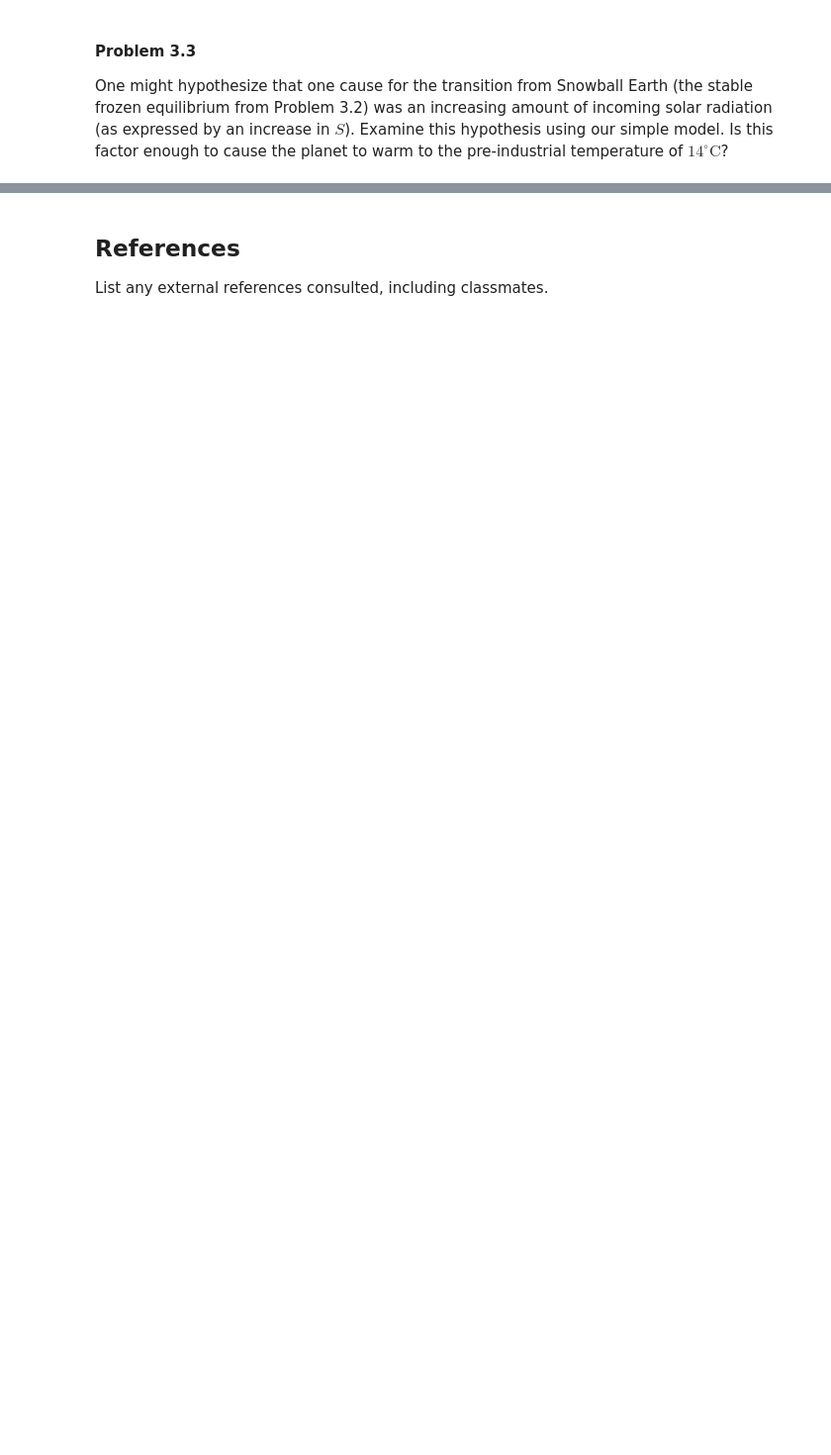
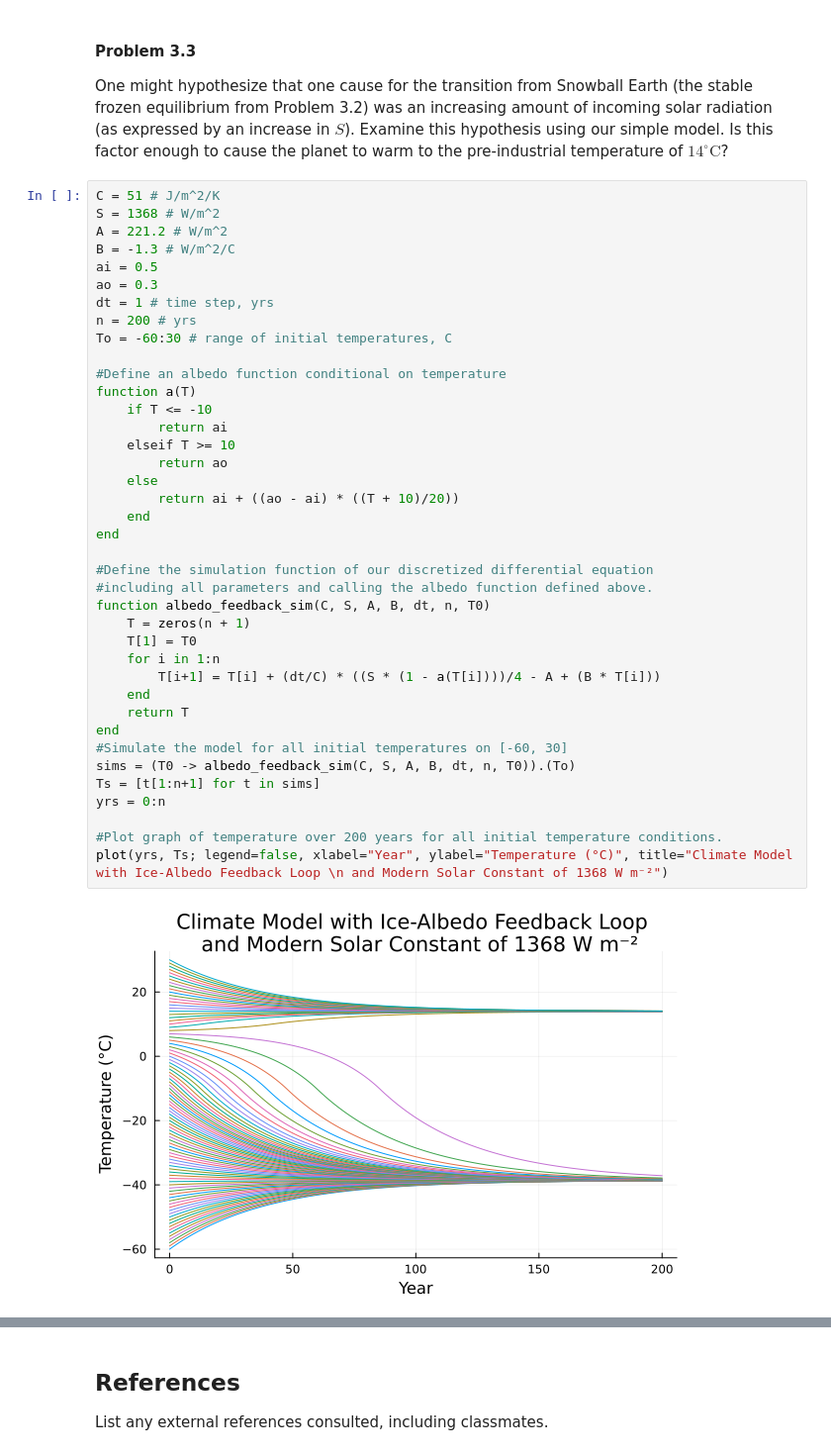
Before and after one commit to BEE4750-FA25/hw2-regina, a Jupyter notebook: hw02.ipynb, the cells around one changed output, grey strips where cells are left out. Shown at 99% size. Cells and saved outputs as stored; diff of their text form; blank space fills up the shorter version.

```diff
--- a/hw02.ipynb
+++ b/hw02.ipynb
@@ -407,3 +446,44 @@ amount of incoming solar radiation (as expressed by an increase in $S$).
 Examine this hypothesis using our simple model. Is this factor enough to
 cause the planet to warm to the pre-industrial temperature of
 $14^\circ\text{C}$?
+# %%
+C = 51 # J/m^2/K
+S = 1368 # W/m^2
+A = 221.2 # W/m^2
+B = -1.3 # W/m^2/C
+ai = 0.5
+ao = 0.3
+dt = 1 # time step, yrs
+n = 200 # yrs
+To = -60:30 # range of initial temperatures, C
+
+#Define an albedo function conditional on temperature
+function a(T)
+    if T <= -10
+        return ai
+    elseif T >= 10
+        return ao
+    else
+        return ai + ((ao - ai) * ((T + 10)/20))
+    end
+end
+
+#Define the simulation function of our discretized differential equation
+#including all parameters and calling the albedo function defined above.
+function albedo_feedback_sim(C, S, A, B, dt, n, T0)
+    T = zeros(n + 1)
+    T[1] = T0
+    for i in 1:n
+        T[i+1] = T[i] + (dt/C) * ((S * (1 - a(T[i])))/4 - A + (B * T[i]))
+    end
+    return T
+end
+#Simulate the model for all initial temperatures on [-60, 30]
+sims = (T0 -> albedo_feedback_sim(C, S, A, B, dt, n, T0)).(To)
+Ts = [t[1:n+1] for t in sims]
+yrs = 0:n
+
+#Plot graph of temperature over 200 years for all initial temperature conditions.
+plot(yrs, Ts; legend=false, xlabel="Year", ylabel="Temperature (°C)", title="Climate Model with Ice-Albedo Feedback Loop \n and Modern Solar Constant of 1368 W m⁻²")
+# %% [output]
+[figure, added]
```
Also changed, not shown: parts of 5 cells of this notebook.
